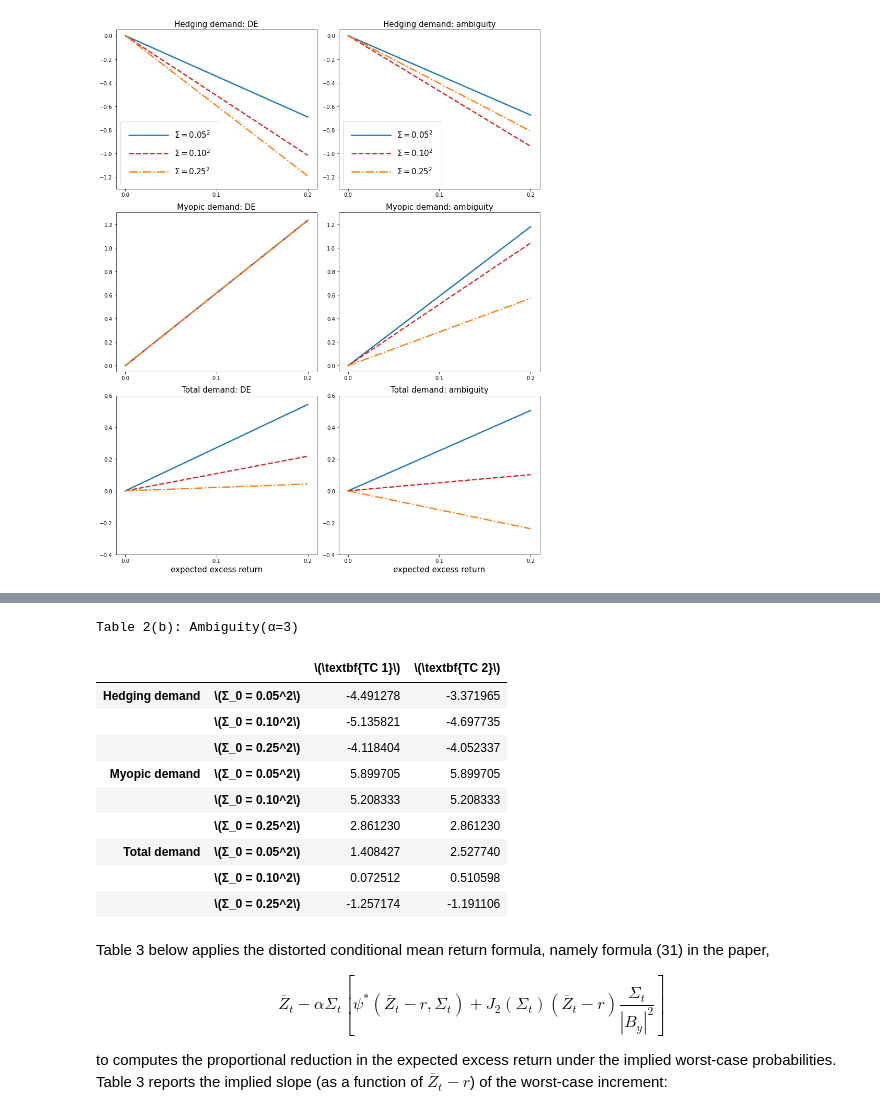
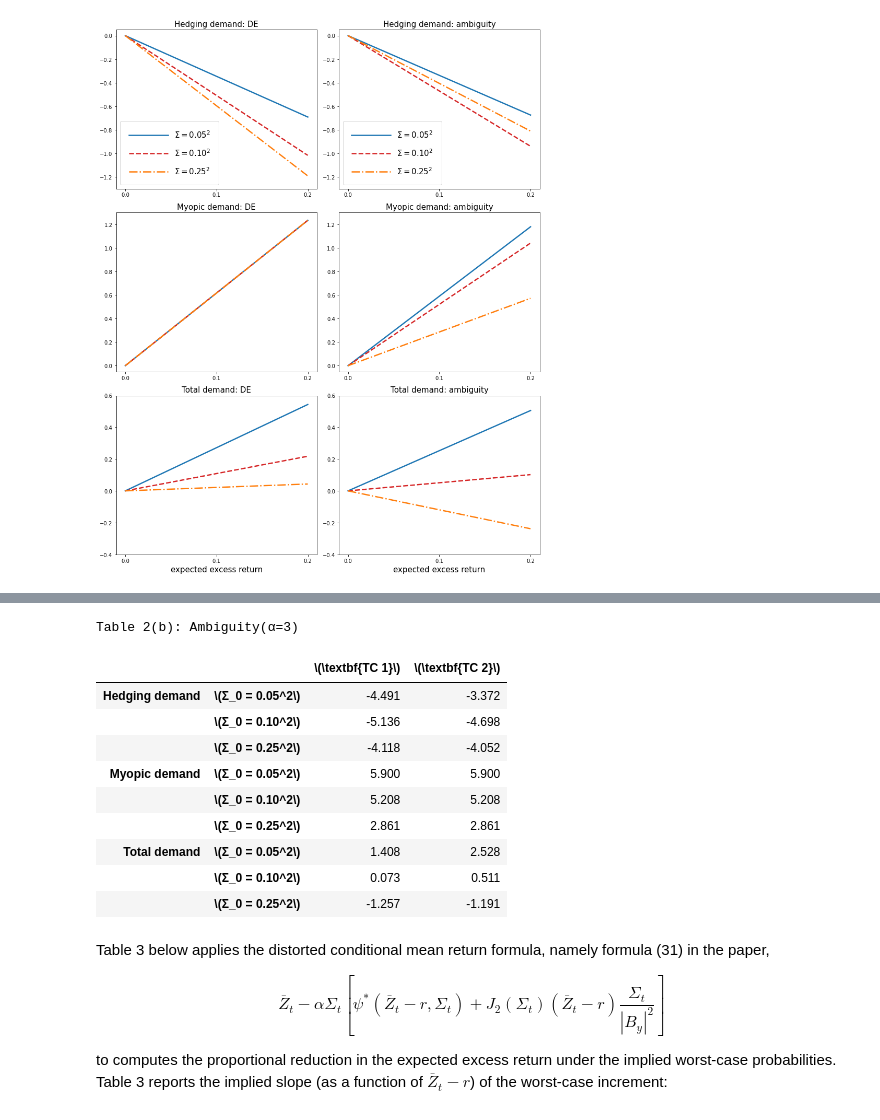
Before and after one commit to lphansen/PortfolioChoice, a Jupyter notebook: PortfolioSolution.ipynb, the cells around one changed output, grey strips where cells are left out. Cells and saved outputs as stored; diff of their text form; code cells hidden in the pictures.

```diff
--- a/PortfolioSolution.ipynb
+++ b/PortfolioSolution.ipynb
@@ -481,43 +481,43 @@ for Σ in [0.05**2, 0.10**2, 0.25**2]:
     temp.append(hed_temp)
 
 for Σ in [0.05**2, 0.10**2, 0.25**2]:
     my_temp = []
     k2_Miao, _ = simulate_K0(25, 0.1, args=(Σ, B_y, γ, alpha, δ, r), limitingTerm=False)
     my_Miao = myopic_slope(args=(Σ, B_y, γ, alpha, δ, r))
     k2_Hansen, _ = simulate_K0(100_000, 0.1, args=(Σ, B_y, γ, alpha, δ, r), limitingTerm=True)
     my_Hansen = myopic_slope(args=(Σ, B_y, γ, alpha, δ, r))
     my_temp.append(my_Hansen)
     my_temp.append(my_Miao)
     temp.append(my_temp)
 
 for Σ in [0.05**2, 0.10**2, 0.25**2]:
     total_temp = []
     k2_Miao, _ = simulate_K0(25, 0.1, args=(Σ, B_y, γ, alpha, δ, r), limitingTerm=False)
     total_Miao = total_slope(k2_Miao[0], args=(Σ, B_y, γ, alpha, δ, r))
     k2_Hansen, _ = simulate_K0(100_000, 0.1, args=(Σ, B_y, γ, alpha, δ, r), limitingTerm=True)
     total_Hansen = total_slope(k2_Hansen[0], args=(Σ, B_y, γ, alpha, δ, r))
     total_temp.append(total_Hansen)
     total_temp.append(total_Miao)
     temp.append(total_temp)
 
-data2b = temp
+data2b = np.round(temp,3)
 contents = ["Hedging demand", "Myopic demand", "Total demand"]
 ids = pd.MultiIndex.from_product([contents, ['\(Σ_0 = 0.05^2\)', '\(Σ_0 = 0.10^2\)', "\(Σ_0 = 0.25^2\)"]])
 tab2b = pd.DataFrame(data2b, index=ids, columns=["\(\textbf{TC 1}\)", "\(\textbf{TC 2}\)"])
 print("Table 2(b): Ambiguity(α={})".format(alpha))
 tab2b
 # %% [output]
 Table 2(b): Ambiguity(α=3)
 |  |  | \(\textbf{TC 1}\) | \(\textbf{TC 2}\) |
-| Hedging demand | \(Σ_0 = 0.05^2\) | -4.491278 | -3.371965 |
-|  | \(Σ_0 = 0.10^2\) | -5.135821 | -4.697735 |
-|  | \(Σ_0 = 0.25^2\) | -4.118404 | -4.052337 |
-| Myopic demand | \(Σ_0 = 0.05^2\) | 5.899705 | 5.899705 |
-|  | \(Σ_0 = 0.10^2\) | 5.208333 | 5.208333 |
-|  | \(Σ_0 = 0.25^2\) | 2.861230 | 2.861230 |
-| Total demand | \(Σ_0 = 0.05^2\) | 1.408427 | 2.527740 |
-|  | \(Σ_0 = 0.10^2\) | 0.072512 | 0.510598 |
-|  | \(Σ_0 = 0.25^2\) | -1.257174 | -1.191106 |
+| Hedging demand | \(Σ_0 = 0.05^2\) | -4.491 | -3.372 |
+|  | \(Σ_0 = 0.10^2\) | -5.136 | -4.698 |
+|  | \(Σ_0 = 0.25^2\) | -4.118 | -4.052 |
+| Myopic demand | \(Σ_0 = 0.05^2\) | 5.900 | 5.900 |
+|  | \(Σ_0 = 0.10^2\) | 5.208 | 5.208 |
+|  | \(Σ_0 = 0.25^2\) | 2.861 | 2.861 |
+| Total demand | \(Σ_0 = 0.05^2\) | 1.408 | 2.528 |
+|  | \(Σ_0 = 0.10^2\) | 0.073 | 0.511 |
+|  | \(Σ_0 = 0.25^2\) | -1.257 | -1.191 |
 # %% [markdown]
 Table 3 below applies the distorted conditional mean return formula, namely formula (31) in the paper,
 
```
Also changed, not shown: parts of 6 cells of this notebook.
